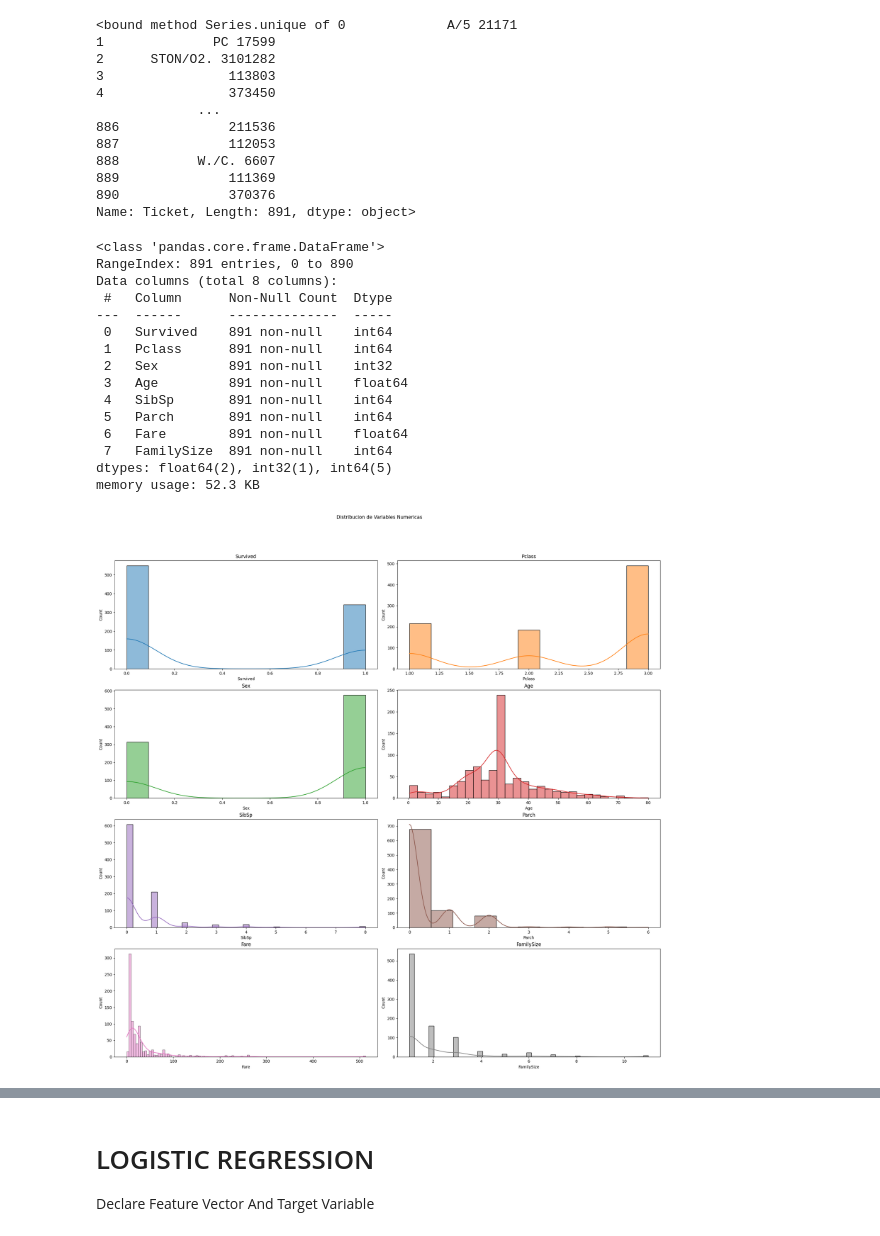
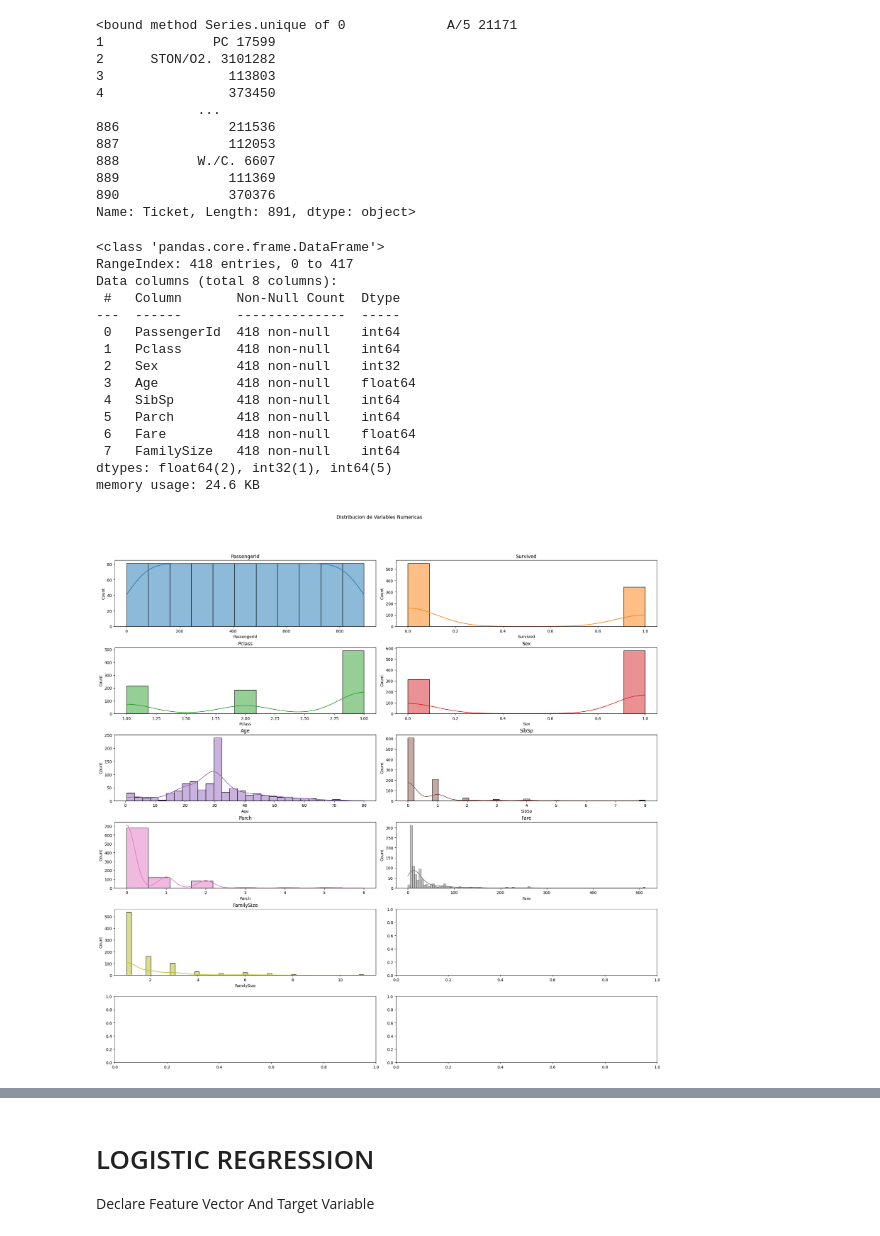
Before and after one commit to RarangoH/titanicKaggle, a Jupyter notebook: LogisticIntents.ipynb, the cells around one changed output, grey strips where cells are left out. Drawn from its saved outputs; the diff is of its cells as text; code cells hidden in the pictures.

```diff
--- a/LogisticIntents.ipynb
+++ b/LogisticIntents.ipynb
@@ -140,8 +142,8 @@ Percentage Age: % 19.865319865319865 Percentage Cabin: % 77.10437710437711
 # %%
 df.drop('Embarked', axis= 1, inplace=True)
 df.drop('Name', axis= 1, inplace=True)
-df.drop('PassengerId', axis= 1, inplace=True)
+# df.drop('PassengerId', axis= 1, inplace=True)
 
 dtest.drop('Embarked', axis= 1, inplace=True)
 dtest.drop('Name', axis= 1, inplace=True)
-dtest.drop('PassengerId', axis= 1, inplace=True)
+# dtest.drop('PassengerId', axis= 1, inplace=True)
@@ -228,43 +272,43 @@ Name: Ticket, Length: 891, dtype: object>
 # %%
 #due to all tickets being unique values, there will be no relation between the ticket number and anything. So it will also be discarded
 df.drop('Ticket', axis= 1, inplace=True)
-df.info()
+
 
 dtest.drop('Ticket', axis= 1, inplace=True)
 dtest.info()
 # %% [output]
 <class 'pandas.core.frame.DataFrame'>
-RangeIndex: 891 entries, 0 to 890
+RangeIndex: 418 entries, 0 to 417
 Data columns (total 8 columns):
- #   Column      Non-Null Count  Dtype
----  ------      --------------  -----
- 0   Survived    891 non-null    int64
- 1   Pclass      891 non-null    int64
- 2   Sex         891 non-null    int32
- 3   Age         891 non-null    float64
- 4   SibSp       891 non-null    int64
- 5   Parch       891 non-null    int64
- 6   Fare        891 non-null    float64
- 7   FamilySize  891 non-null    int64
+ #   Column       Non-Null Count  Dtype
+---  ------       --------------  -----
+ 0   PassengerId  418 non-null    int64
+ 1   Pclass       418 non-null    int64
+ 2   Sex          418 non-null    int32
+ 3   Age          418 non-null    float64
+ 4   SibSp        418 non-null    int64
+ 5   Parch        418 non-null    int64
+ 6   Fare         418 non-null    float64
+ 7   FamilySize   418 non-null    int64
 dtypes: float64(2), int32(1), int64(5)
-memory usage: 52.3 KB
+memory usage: 24.6 KB
 # %%
 #Now all variables are numerical
 ##Estadistica Univariada
 ##Histogramas de frecuencia para variables numericas
-fig, ax = plt.subplots(4,2, figsize = (20,20))
+fig, ax = plt.subplots(6,2, figsize = (20,20))
 ax = ax.flat
 num_col = df.select_dtypes(include=['int64','float64','int32']).columns
 for i, col in enumerate(num_col):
     sb.histplot(data = df, x = col, kde = True, color = (list(plt.rcParams['axes.prop_cycle'])*7)[i]['color'],ax = ax[i])
     ax[i].set_title(col)
 
 fig.tight_layout()
 fig.subplots_adjust(top = 0.9)
 fig.suptitle('Distribucion de Variables Numericas')
 plt.show()
 # %% [output]
-[figure, old version]
+[figure, new version]
 # %%
 sb.heatmap(data = df.corr(numeric_only= True), annot=True, fmt = '0.2f')
 plt.show()
```
Also changed, not shown: parts of 22 cells of this notebook, 3 other files.
